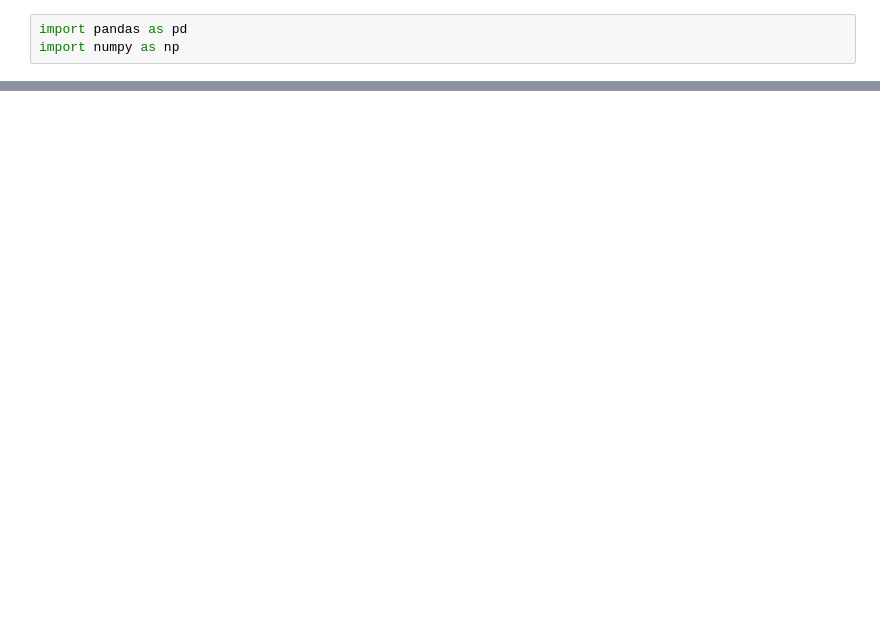
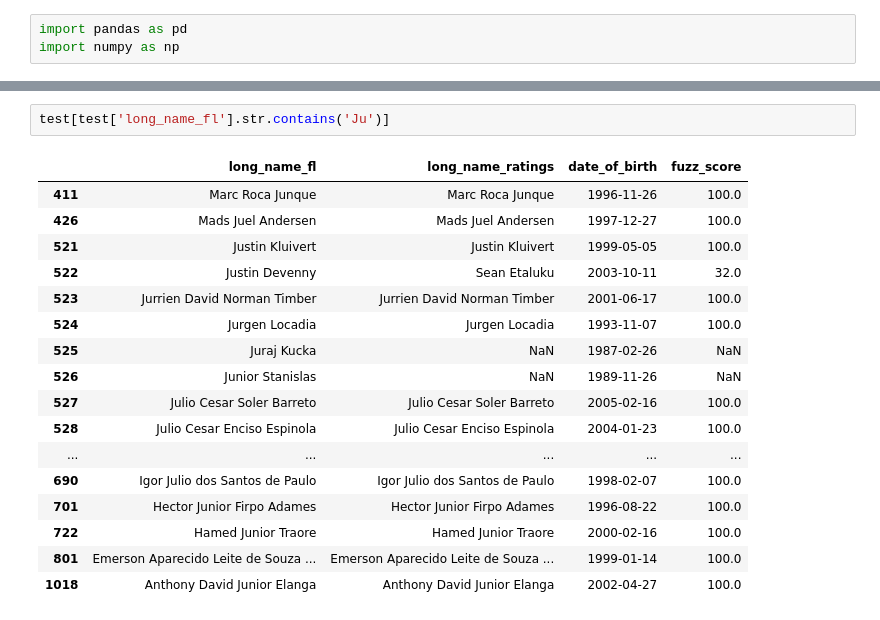
Before and after one commit to dave-mannion/football, a Jupyter notebook: eda.ipynb, the cells around one changed output, grey strips where cells are left out. Drawn from its saved outputs; the diff is of its cells as text; blank space fills up the shorter version.

```diff
--- a/eda.ipynb
+++ b/eda.ipynb
@@ -379,0 +70,20 @@ test = (test[test.duplicated(subset=['date_of_birth_nationality'], keep=False)])
+# %%
+test[test['long_name_fl'].str.contains('Ju')]
+# %% [output]
+|  | long_name_fl | long_name_ratings | date_of_birth | fuzz_score |
+| 411 | Marc Roca Junque | Marc Roca Junque | 1996-11-26 | 100.0 |
+| 426 | Mads Juel Andersen | Mads Juel Andersen | 1997-12-27 | 100.0 |
+| 521 | Justin Kluivert | Justin Kluivert | 1999-05-05 | 100.0 |
+| 522 | Justin Devenny | Sean Etaluku | 2003-10-11 | 32.0 |
+| 523 | Jurrien David Norman Timber | Jurrien David Norman Timber | 2001-06-17 | 100.0 |
+| 524 | Jurgen Locadia | Jurgen Locadia | 1993-11-07 | 100.0 |
+| 525 | Juraj Kucka | NaN | 1987-02-26 | NaN |
+| 526 | Junior Stanislas | NaN | 1989-11-26 | NaN |
+| 527 | Julio Cesar Soler Barreto | Julio Cesar Soler Barreto | 2005-02-16 | 100.0 |
+| 528 | Julio Cesar Enciso Espinola | Julio Cesar Enciso Espinola | 2004-01-23 | 100.0 |
+| ... | ... | ... | ... | ... |
+| 690 | Igor Julio dos Santos de Paulo | Igor Julio dos Santos de Paulo | 1998-02-07 | 100.0 |
+| 701 | Hector Junior Firpo Adames | Hector Junior Firpo Adames | 1996-08-22 | 100.0 |
+| 722 | Hamed Junior Traore | Hamed Junior Traore | 2000-02-16 | 100.0 |
+| 801 | Emerson Aparecido Leite de Souza ... | Emerson Aparecido Leite de Souza ... | 1999-01-14 | 100.0 |
+| 1018 | Anthony David Junior Elanga | Anthony David Junior Elanga | 2002-04-27 | 100.0 |
```
Also changed, not shown: parts of 23 cells of this notebook.
